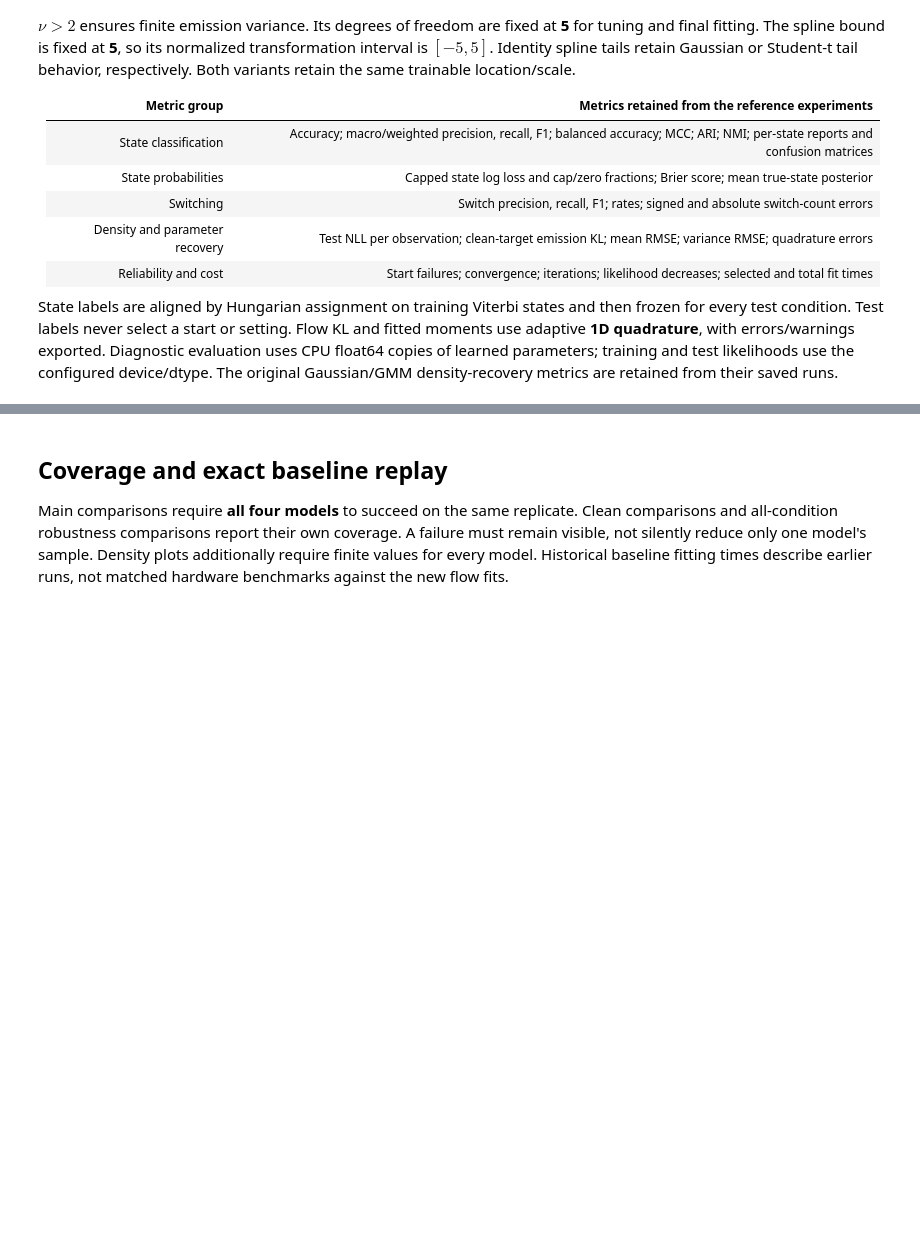
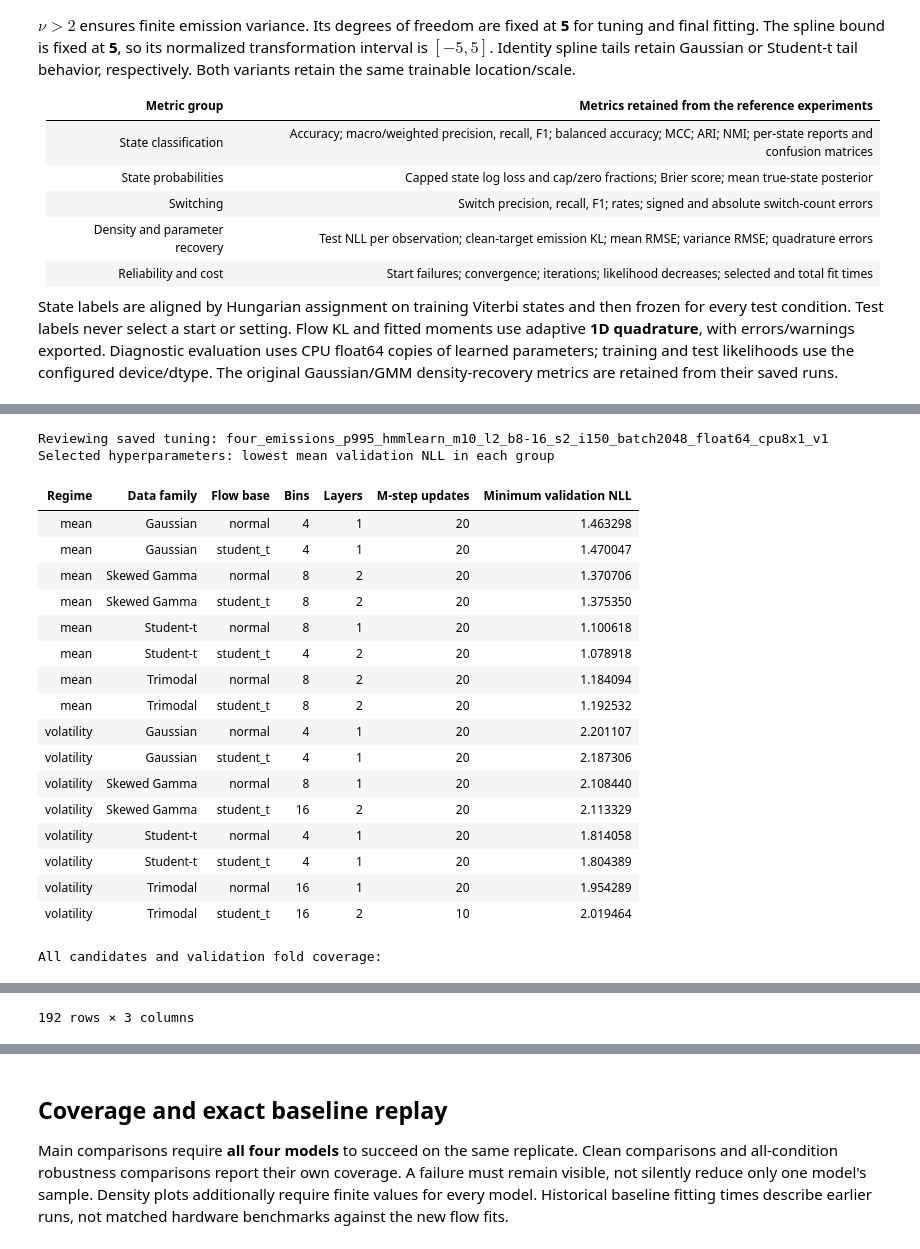
Before and after one commit to leoyxngg/FlexibleEmissionHMM, a Jupyter notebook: notebooks/nf_spine_synthetic_experiments.ipynb, the cells around one changed output, grey strips where cells are left out. Saved outputs shown, nothing was run; the diff lists cells and outputs as text; code cells hidden in the pictures; blank space fills up the shorter version.

```diff
--- a/notebooks/nf_spine_synthetic_experiments.ipynb
+++ b/notebooks/nf_spine_synthetic_experiments.ipynb
@@ -178,7 +208,8 @@ display(pd.DataFrame([
 if RUN_TUNING:
     torch.set_num_threads(TORCH_THREADS)
     selections, tuning_rows = experiment.tune_flows(
-        sources, run_dir / "tuning", BASE_FLOW, TUNING
+        sources, tuning_dir, BASE_FLOW, TUNING,
+        n_jobs=N_JOBS, torch_threads=TORCH_THREADS,
     )
 else:
     print("Tuning disabled; no hyperparameters have been selected by this cell.")
@@ -190,17 +227,76 @@ failures remain visible; do not choose a configuration by its final test scores.
 # %%
-selection_path = run_dir / "tuning/selected_settings.json"
-tuning_path = run_dir / "tuning/tuning_results.json"
-if (RUN_TUNING or REPORT_EXISTING) and selection_path.exists():
-    selections = experiment.read_json(selection_path)
-    tuning_rows = experiment.read_json(tuning_path)
+import json
+from pathlib import Path
+
+import pandas as pd
+from IPython.display import display
+
+# Read the completed sweep independently after restarting the kernel.
+if "tuning_dir" not in globals():
+    project_root = next(
+        p for p in (Path.cwd(), *Path.cwd().parents)
+        if (p / "src/flexible_emission_hmm").is_dir()
+    )
+    review_run_name = globals().get("TUNING_RUN_NAME", (
+        "four_emissions_p995_hmmlearn_m10_l2_b8-16_s2_i150"
+        "_batch2048_float64_cpu8x1_v1"
+    ))
+    tuning_dir = (
+        project_root / "data/synthetic/nf_spline_experiments"
+        / review_run_name / "tuning"
+    )
+
+print(f"Reviewing saved tuning: {tuning_dir.parent.name}")
+selection_path = tuning_dir / "selected_settings.json"
+tuning_path = tuning_dir / "tuning_results.json"
+if selection_path.exists() and tuning_path.exists():
+    selections = json.loads(selection_path.read_text())
+    tuning_rows = json.loads(tuning_path.read_text())
     tuning_table = pd.json_normalize(tuning_rows)
     selection_table = pd.json_normalize(selections)
-    display(selection_table)
+    winning_settings = selection_table.rename(columns={
+        "regime": "Regime",
+        "family": "Data family",
+        "settings.base_distribution": "Flow base",
+        "settings.count_bins": "Bins",
+        "settings.num_layers": "Layers",
+        "settings.m_step_steps": "M-step updates",
+        "validation_nll": "Minimum validation NLL",
+    })[[
+        "Regime", "Data family", "Flow base", "Bins", "Layers",
+        "M-step updates", "Minimum validation NLL",
+    ]].sort_values(["Regime", "Data family", "Flow base"])
+    print("Selected hyperparameters: lowest mean validation NLL in each group")
+    display(winning_settings.style.format({
+        "Minimum validation NLL": "{:.6f}",
+    }).hide(axis="index"))
     validation_summary = tuning_table.groupby([
         "regime", "family", "settings.base_distribution", "candidate"
     ]).agg(folds=("status", "size"),
            successful=("status", lambda s: s.eq("ok").sum()),
            validation_nll=("validation_nll", "mean"))
+    print("All candidates and validation fold coverage:")
     display(validation_summary)
 else:
-    print("No tuning output loaded. Enable RUN_TUNING when ready.")
+    print("No saved tuning results found. Complete tuning before reviewing them.")
+# %% [output]
+Reviewing saved tuning: four_emissions_p995_hmmlearn_m10_l2_b8-16_s2_i150_batch2048_float64_cpu8x1_v1
+Selected hyperparameters: lowest mean validation NLL in each group
+| Regime | Data family | Flow base | Bins | Layers | M-step updates | Minimum validation NLL |
+| mean | Gaussian | normal | 4 | 1 | 20 | 1.463298 |
+| mean | Gaussian | student_t | 4 | 1 | 20 | 1.470047 |
+| mean | Skewed Gamma | normal | 8 | 2 | 20 | 1.370706 |
+| mean | Skewed Gamma | student_t | 8 | 2 | 20 | 1.375350 |
+| mean | Student-t | normal | 8 | 1 | 20 | 1.100618 |
+| mean | Student-t | student_t | 4 | 2 | 20 | 1.078918 |
+| mean | Trimodal | normal | 8 | 2 | 20 | 1.184094 |
+| mean | Trimodal | student_t | 8 | 2 | 20 | 1.192532 |
+| volatility | Gaussian | normal | 4 | 1 | 20 | 2.201107 |
+| volatility | Gaussian | student_t | 4 | 1 | 20 | 2.187306 |
+| volatility | Skewed Gamma | normal | 8 | 1 | 20 | 2.108440 |
+| volatility | Skewed Gamma | student_t | 16 | 2 | 20 | 2.113329 |
+| volatility | Student-t | normal | 4 | 1 | 20 | 1.814058 |
+| volatility | Student-t | student_t | 4 | 1 | 20 | 1.804389 |
+| volatility | Trimodal | normal | 16 | 1 | 20 | 1.954289 |
+| volatility | Trimodal | student_t | 16 | 2 | 10 | 2.019464 |
+All candidates and validation fold coverage:
@@ -207,3 +316,4 @@ else:
+192 rows × 3 columns
 # %% [markdown]
 ## Final four-model experiments on recovered datasets
 
```
Also changed, not shown: parts of 8 cells of this notebook, 6 other files.
